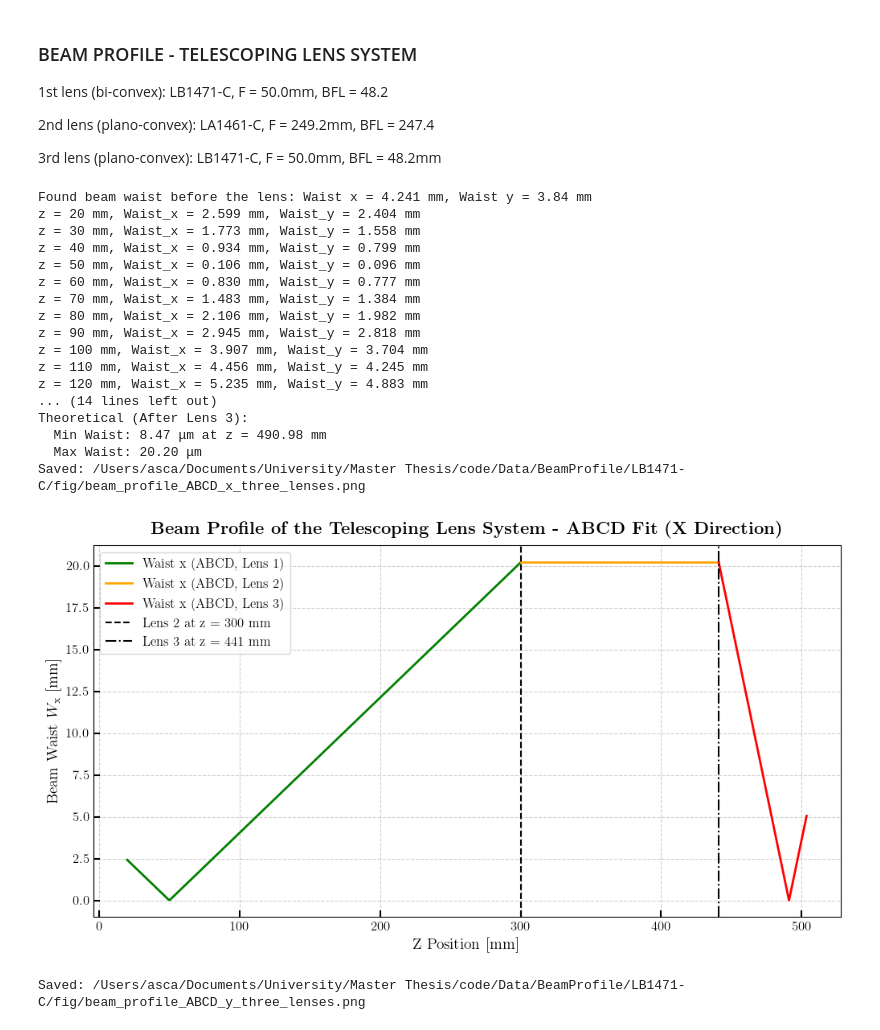
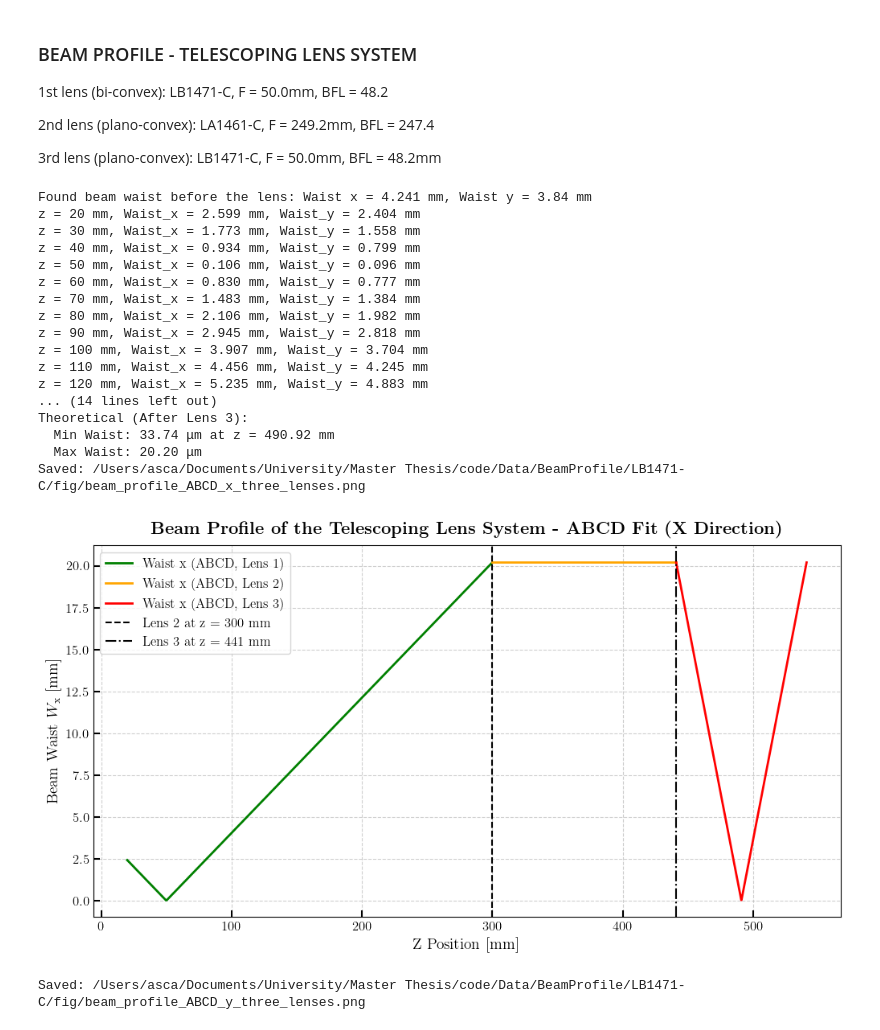
Before and after one commit to AscanioGalbiati/LISA_QPD_Gap, a Jupyter notebook: BeamProfile/beam_profile_telescoping_system_LB1471-C.ipynb, the cells around one changed output. Drawn from its saved outputs; the diff is of its cells as text; code cells hidden in the pictures.

```diff
--- a/BeamProfile/beam_profile_telescoping_system_LB1471-C.ipynb
+++ b/BeamProfile/beam_profile_telescoping_system_LB1471-C.ipynb
@@ -150,7 +150,7 @@ q5 = (A_lens3 * q4 + B_lens3) / (C_lens3 * q4 + D_lens3)
 # Theoretical z-values
 z_theoretical1 = np.linspace(min(z_values[z_values < z_lens2]), z_lens2, 500)
 z_theoretical2 = np.linspace(z_lens2, z_lens3, 500)
-z_theoretical3 = np.linspace(z_lens3, z_lens3 + focal_length3*1.25, 600)
+z_theoretical3 = np.linspace(z_lens3, z_lens3 + focal_length3*2, 600)
 W_theoretical1 = np.zeros_like(z_theoretical1)
 W_theoretical2 = np.zeros_like(z_theoretical2)
 W_theoretical3 = np.zeros_like(z_theoretical3)
@@ -259,33 +259,33 @@ plt.plot(z_theoretical2, W_theoretical2, color='orange', linestyle='-', linewidt
 plt.plot(z_theoretical3, W_theoretical3, color='red', linestyle='-', linewidth=2, label='Waist y (ABCD, Lens 3)')
 plt.axvline(x=z_lens2, color='k', linestyle='--', label=f'Lens 2 at z = {z_lens2} mm')
 plt.axvline(x=z_lens3, color='k', linestyle='-.', label=f'Lens 3 at z = {z_lens3} mm')
 plt.xlabel(r'Z Position [mm]', fontsize=14)
 plt.ylabel(r'Beam Waist $W_{\rm{y}}$ [mm]', fontsize=14)
 plt.title(r'\textbf{Beam Profile of the Telescoping Lens System - ABCD Fit (Y Direction)}', fontsize=16, fontweight='bold', pad=10)
 plt.legend(loc='upper left', fontsize=12, frameon=True)
 plt.tick_params(axis='both', which='major', labelsize=12, length=6, width=1.5, direction='in')
 plt.grid(True, linestyle='--', alpha=0.6)
 save_beam_ABCD_y = os.path.join(fig_dir, "beam_profile_ABCD_y_three_lenses.png")
 plt.savefig(save_beam_ABCD_y, dpi=300, bbox_inches='tight', facecolor='white')
 print(f"Saved: {save_beam_ABCD_y}")
 plt.show()
 # %% [output]
 Found beam waist before the lens: Waist x = 4.241 mm, Waist y = 3.84 mm
 z = 20 mm, Waist_x = 2.599 mm, Waist_y = 2.404 mm
 z = 30 mm, Waist_x = 1.773 mm, Waist_y = 1.558 mm
 z = 40 mm, Waist_x = 0.934 mm, Waist_y = 0.799 mm
 z = 50 mm, Waist_x = 0.106 mm, Waist_y = 0.096 mm
 z = 60 mm, Waist_x = 0.830 mm, Waist_y = 0.777 mm
 z = 70 mm, Waist_x = 1.483 mm, Waist_y = 1.384 mm
 z = 80 mm, Waist_x = 2.106 mm, Waist_y = 1.982 mm
 z = 90 mm, Waist_x = 2.945 mm, Waist_y = 2.818 mm
 z = 100 mm, Waist_x = 3.907 mm, Waist_y = 3.704 mm
 z = 110 mm, Waist_x = 4.456 mm, Waist_y = 4.245 mm
 z = 120 mm, Waist_x = 5.235 mm, Waist_y = 4.883 mm
 ... (14 lines left out)
 Theoretical (After Lens 3):
-  Min Waist: 8.47 μm at z = 490.98 mm
+  Min Waist: 33.74 μm at z = 490.92 mm
   Max Waist: 20.20 μm
 Saved: /Users/asca/Documents/University/Master Thesis/code/Data/BeamProfile/LB1471-C/fig/beam_profile_ABCD_x_three_lenses.png
-[figure, old version]
+[figure, new version]
 Saved: /Users/asca/Documents/University/Master Thesis/code/Data/BeamProfile/LB1471-C/fig/beam_profile_ABCD_y_three_lenses.png
```
Also changed, not shown: parts of 1 cell of this notebook, 1 other file.
